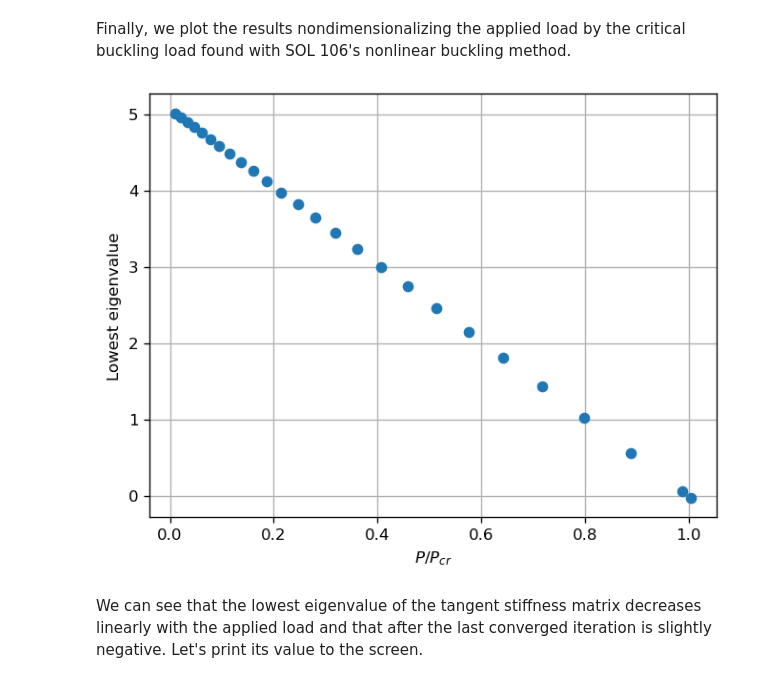
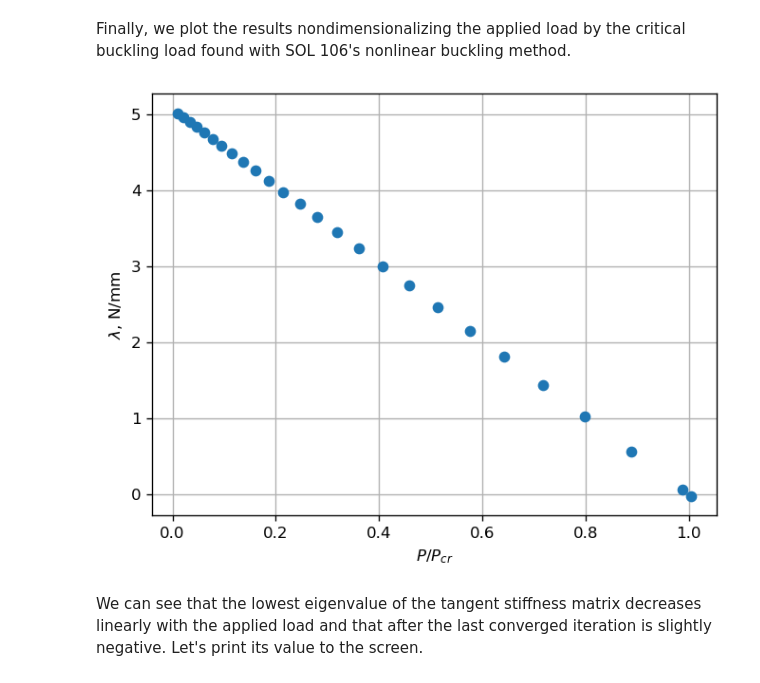
Before and after one commit to fmamitrotta/nonlinear-structural-stability-notebooks, a Jupyter notebook: notebooks/01_Buckling_Analysis_of_Euler_Column.ipynb, the cells around one changed output. Cells and saved outputs as stored; diff of their text form; code cells hidden in the pictures.

```diff
--- a/notebooks/01_Buckling_Analysis_of_Euler_Column.ipynb
+++ b/notebooks/01_Buckling_Analysis_of_Euler_Column.ipynb
@@ -323,12 +323,12 @@ Finally, we plot the results nondimensionalizing the applied load by the critica
 # %%
 fig, ax = plt.subplots()
 ax.plot(applied_load_history/sol_106_buckling_load, lowest_eigenvalues[0, :], 'o')
 plt.xlabel('$P/P_{cr}$')
-plt.ylabel('Lowest eigenvalue')
+plt.ylabel('$\lambda$, N/mm')
 plt.grid()
 plt.show()
 # %% [output]
-[figure, old version]
+[figure, new version]
 # %% [markdown]
 We can see that the lowest eigenvalue of the tangent stiffness matrix decreases linearly with the applied load and that after the last converged iteration is slightly negative. Let's print its value to the screen.
 # %%
```
Also changed, not shown: parts of 4 cells of this notebook, 7 other files.
